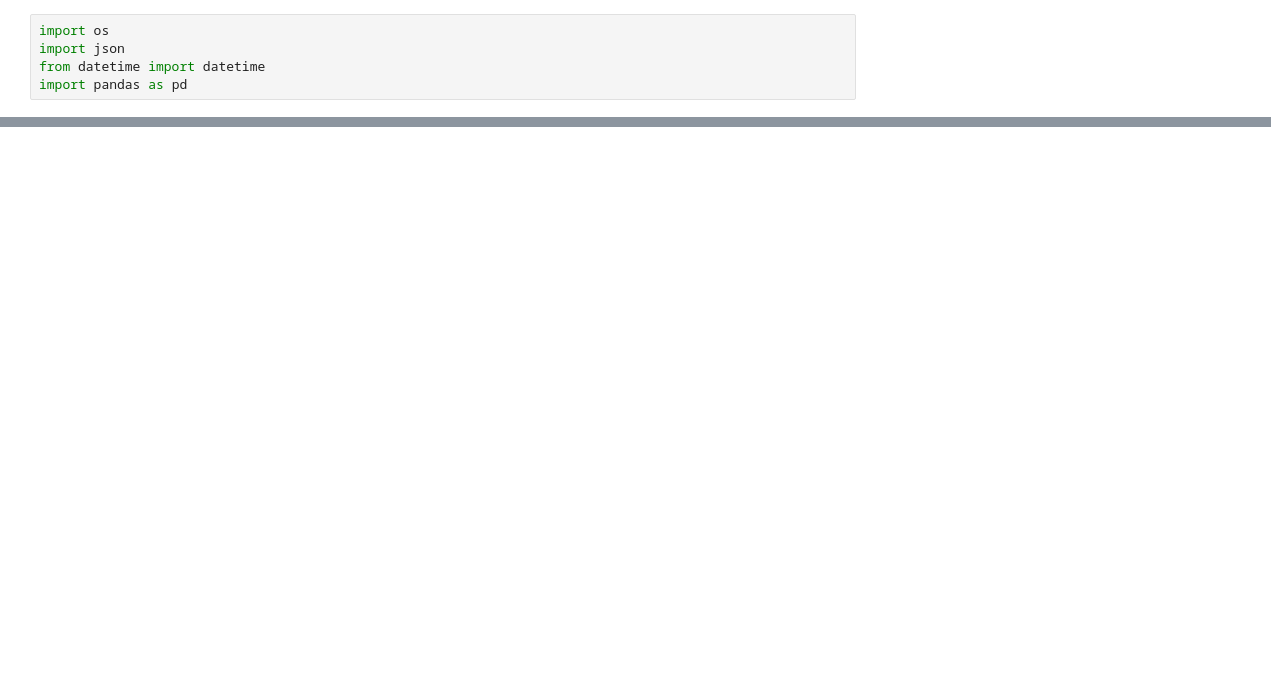
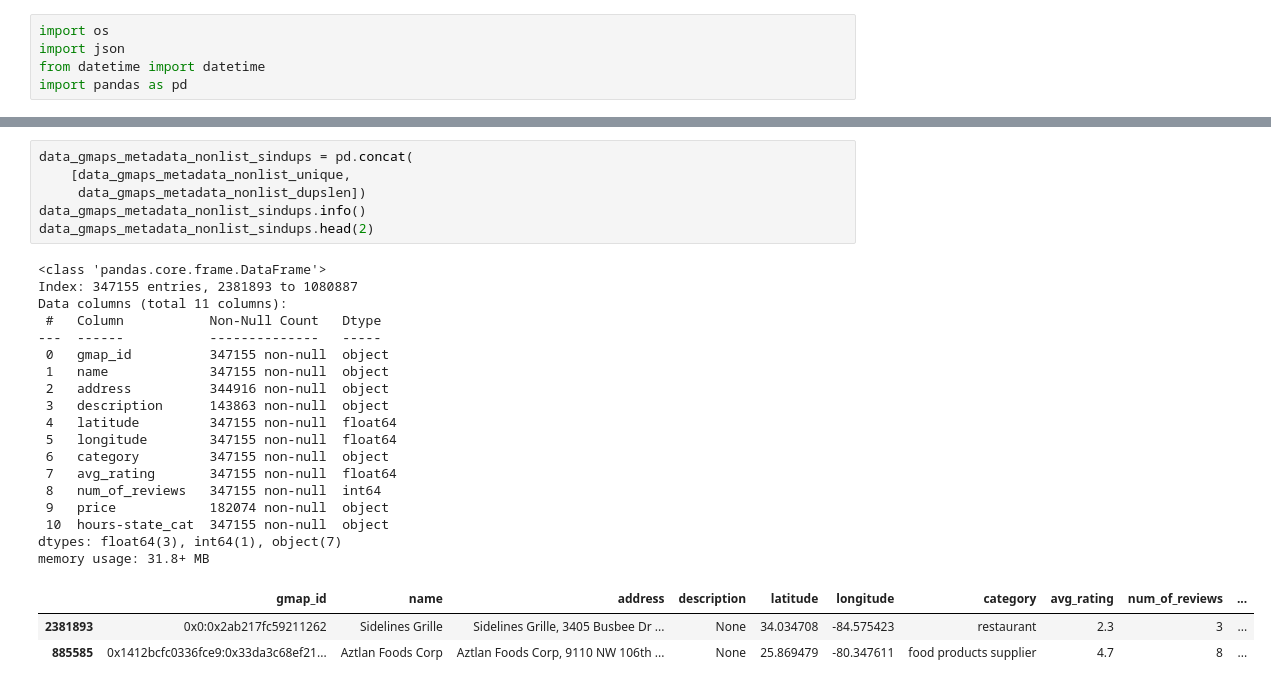
Before and after one commit to MatB1988/proyectogrupal, a Jupyter notebook: Pruebas/gmaps_meta_dups.ipynb, the cells around one changed output, grey strips where cells are left out. Saved outputs shown, nothing was run; the diff lists cells and outputs as text; blank space fills up the shorter version.

```diff
--- a/Pruebas/gmaps_meta_dups.ipynb
+++ b/Pruebas/gmaps_meta_dups.ipynb
@@ -47,0 +135,28 @@ TypeError: unhashable type: 'list'
+# %%
+data_gmaps_metadata_nonlist_sindups = pd.concat(
+    [data_gmaps_metadata_nonlist_unique,
+     data_gmaps_metadata_nonlist_dupslen])
+data_gmaps_metadata_nonlist_sindups.info()
+data_gmaps_metadata_nonlist_sindups.head(2)
+# %% [output]
+<class 'pandas.core.frame.DataFrame'>
+Index: 347155 entries, 2381893 to 1080887
+Data columns (total 11 columns):
+ #   Column           Non-Null Count   Dtype
+---  ------           --------------   -----
+ 0   gmap_id          347155 non-null  object
+ 1   name             347155 non-null  object
+ 2   address          344916 non-null  object
+ 3   description      143863 non-null  object
+ 4   latitude         347155 non-null  float64
+ 5   longitude        347155 non-null  float64
+ 6   category         347155 non-null  object
+ 7   avg_rating       347155 non-null  float64
+ 8   num_of_reviews   347155 non-null  int64
+ 9   price            182074 non-null  object
+ 10  hours-state_cat  347155 non-null  object
+dtypes: float64(3), int64(1), object(7)
+memory usage: 31.8+ MB
+|  | gmap_id | name | address | description | latitude | longitude | category | avg_rating | num_of_reviews | ... |
+| 2381893 | 0x0:0x2ab217fc59211262 | Sidelines Grille | Sidelines Grille, 3405 Busbee Dr ... | None | 34.034708 | -84.575423 | restaurant | 2.3 | 3 | ... |
+| 885585 | 0x1412bcfc0336fce9:0x33da3c68ef21... | Aztlan Foods Corp | Aztlan Foods Corp, 9110 NW 106th ... | None | 25.869479 | -80.347611 | food products supplier | 4.7 | 8 | ... |
```
Also changed, not shown: parts of 19 cells of this notebook, 2 other files.
